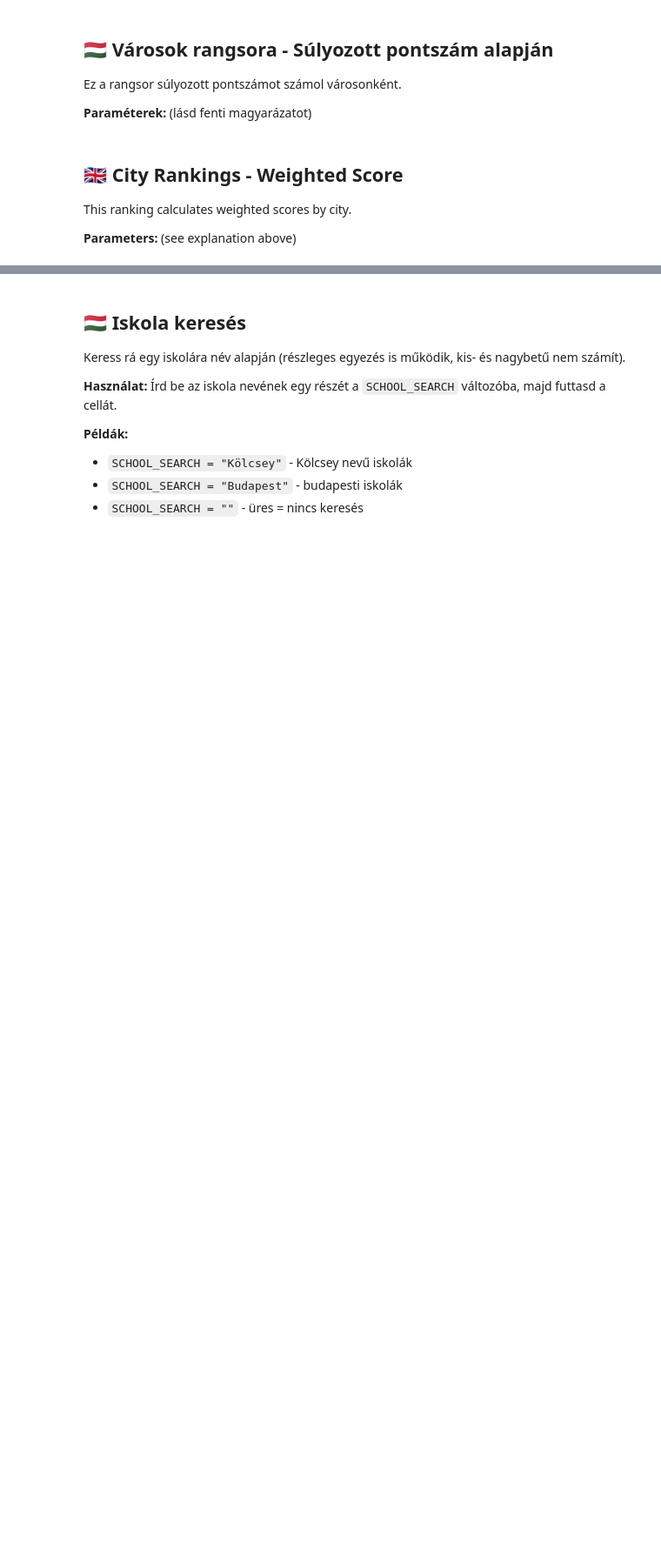
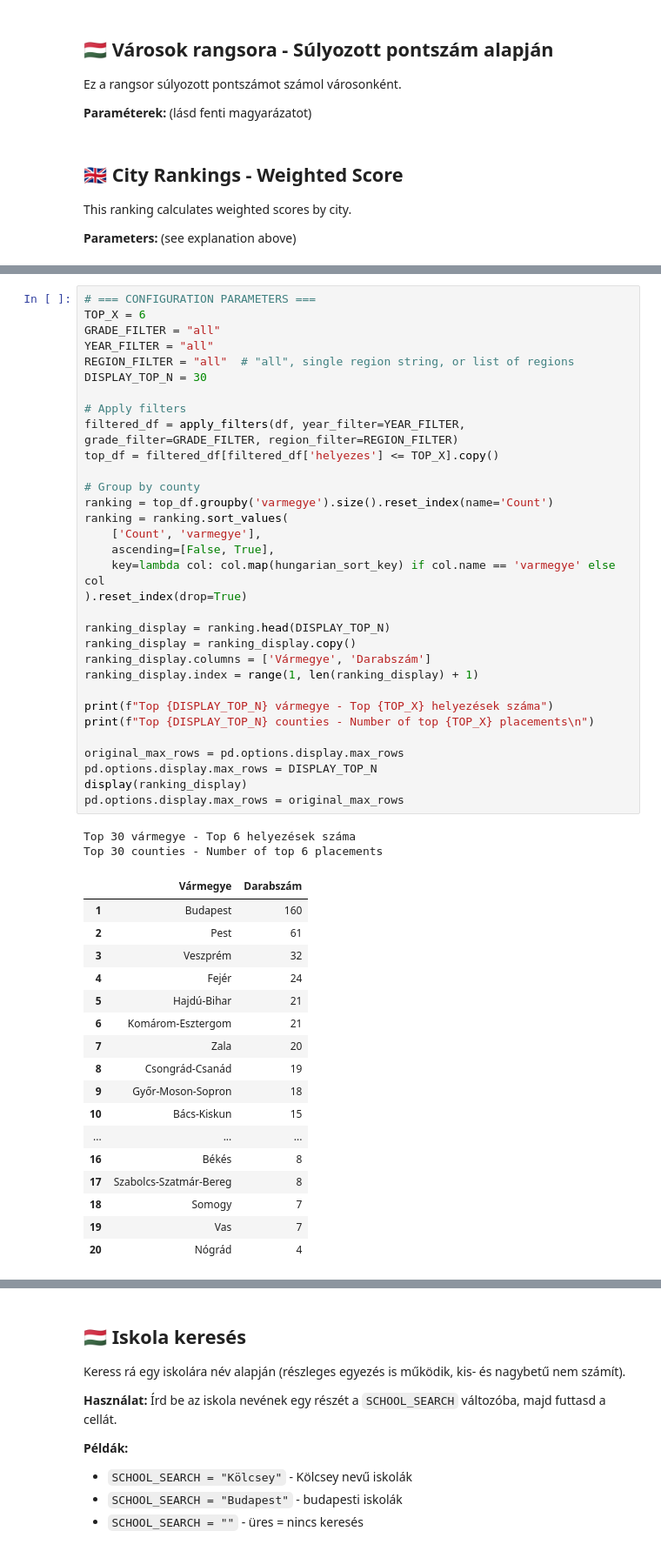
Before and after one commit to csfulop/tanulmanyi-versenyek, a Jupyter notebook: notebooks/competition_analysis.ipynb, the cells around one changed output, grey strips where cells are left out. Shown at 87% size. Saved outputs shown, nothing was run; the diff lists cells and outputs as text; blank space fills up the shorter version.

```diff
--- a/notebooks/competition_analysis.ipynb
+++ b/notebooks/competition_analysis.ipynb
@@ -546,0 +602,52 @@ Top 50 cities - Weighted score (TOP_6)
+# %%
+# === CONFIGURATION PARAMETERS ===
+TOP_X = 6
+GRADE_FILTER = "all"
+YEAR_FILTER = "all"
+REGION_FILTER = "all"  # "all", single region string, or list of regions
+DISPLAY_TOP_N = 30
+
+# Apply filters
+filtered_df = apply_filters(df, year_filter=YEAR_FILTER, grade_filter=GRADE_FILTER, region_filter=REGION_FILTER)
+top_df = filtered_df[filtered_df['helyezes'] <= TOP_X].copy()
+
+# Group by county
+ranking = top_df.groupby('varmegye').size().reset_index(name='Count')
+ranking = ranking.sort_values(
+    ['Count', 'varmegye'],
+    ascending=[False, True],
+    key=lambda col: col.map(hungarian_sort_key) if col.name == 'varmegye' else col
+).reset_index(drop=True)
+
+ranking_display = ranking.head(DISPLAY_TOP_N)
+ranking_display = ranking_display.copy()
+ranking_display.columns = ['Vármegye', 'Darabszám']
+ranking_display.index = range(1, len(ranking_display) + 1)
+
+print(f"Top {DISPLAY_TOP_N} vármegye - Top {TOP_X} helyezések száma")
+print(f"Top {DISPLAY_TOP_N} counties - Number of top {TOP_X} placements\n")
+
+original_max_rows = pd.options.display.max_rows
+pd.options.display.max_rows = DISPLAY_TOP_N
+display(ranking_display)
+pd.options.display.max_rows = original_max_rows
+# %% [output]
+Top 30 vármegye - Top 6 helyezések száma
+Top 30 counties - Number of top 6 placements
+|  | Vármegye | Darabszám |
+| 1 | Budapest | 160 |
+| 2 | Pest | 61 |
+| 3 | Veszprém | 32 |
+| 4 | Fejér | 24 |
+| 5 | Hajdú-Bihar | 21 |
+| 6 | Komárom-Esztergom | 21 |
+| 7 | Zala | 20 |
+| 8 | Csongrád-Csanád | 19 |
+| 9 | Győr-Moson-Sopron | 18 |
+| 10 | Bács-Kiskun | 15 |
+| ... | ... | ... |
+| 16 | Békés | 8 |
+| 17 | Szabolcs-Szatmár-Bereg | 8 |
+| 18 | Somogy | 7 |
+| 19 | Vas | 7 |
+| 20 | Nógrád | 4 |
```
Also changed, not shown: parts of 20 cells of this notebook, 2 other files.
